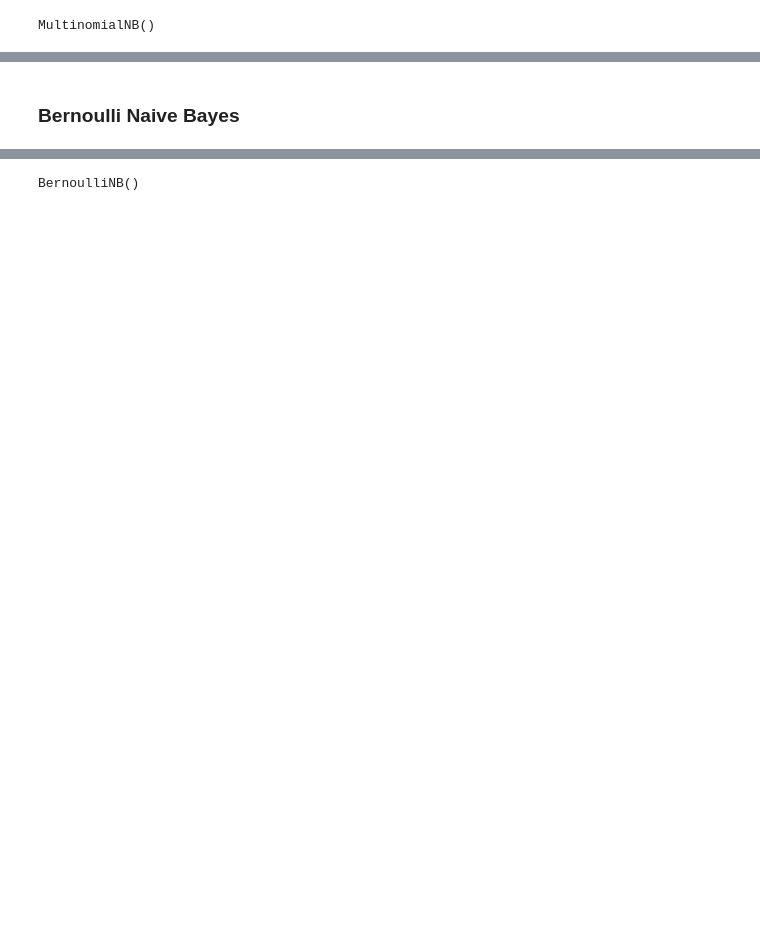
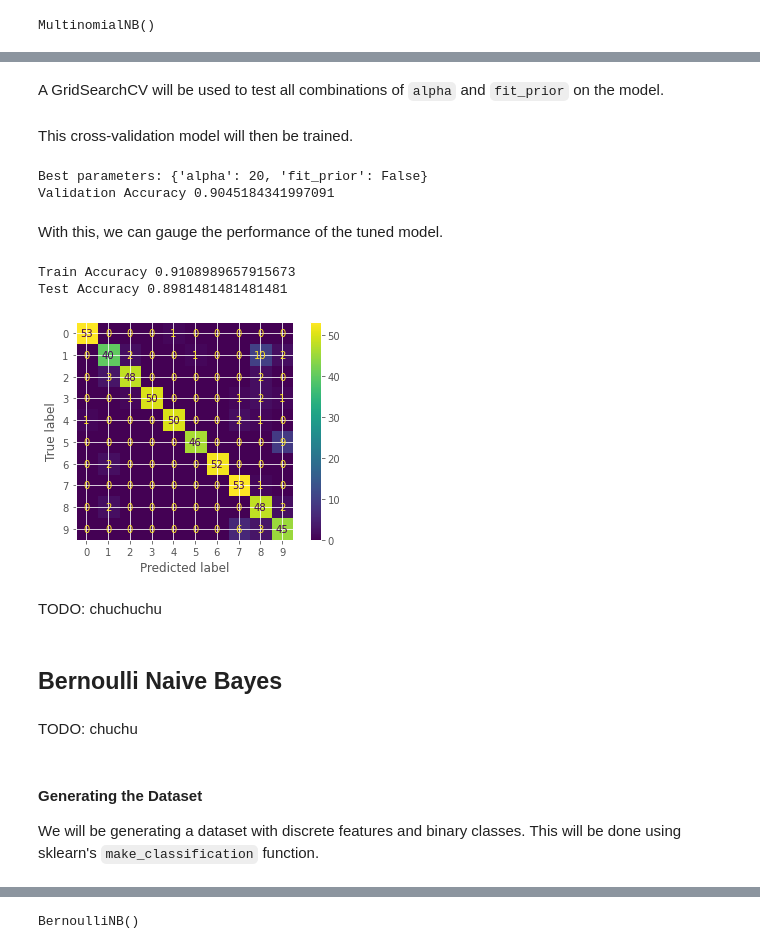
Before and after one commit to francheska-vicente/stintsy-naivebayes, a Jupyter notebook: lecture_notes.ipynb, the cells around one changed output, grey strips where cells are left out. Saved outputs shown, nothing was run; the diff lists cells and outputs as text; code cells hidden in the pictures; blank space fills up the shorter version.

```diff
--- a/lecture_notes.ipynb
+++ b/lecture_notes.ipynb
@@ -281,0 +252,7 @@ Test Accuracy 0.9333333333333333
+# %%
+hyperparameters = [{
+    'alpha' : [0.001, 0.01, 0.1, 1, 3, 5, 10, 15, 20, 50],
+    'fit_prior' : [False, True]
+}]
+# %% [markdown]
+A GridSearchCV will be used to test all combinations of `alpha` and `fit_prior` on the model.
@@ -282,2 +261,32 @@ Test Accuracy 0.9333333333333333
+# %% [markdown]
+This cross-validation model will then be trained.
+# %%
+mnb_tuned.fit(X_train_digits, y_train_digits)
+print('Best parameters:', mnb_tuned.best_params_)
+print('Validation Accuracy', mnb_tuned.best_score_)
+# %% [output]
+Best parameters: {'alpha': 20, 'fit_prior': False}
+Validation Accuracy 0.9045184341997091
+# %% [markdown]
+With this, we can gauge the performance of the tuned model.
+# %%
+train_predictions_digits = mnb_tuned.predict(X_train_digits)
+print('Train Accuracy', accuracy_score(y_train_digits, train_predictions_digits))
+test_predictions_digits = mnb_tuned.predict(X_test_digits)
+print('Test Accuracy', accuracy_score(y_test_digits, test_predictions_digits))
+cm = confusion_matrix(y_test_digits, test_predictions_digits, labels=mnb_tuned.classes_)
+ConfusionMatrixDisplay(confusion_matrix=cm, display_labels=mnb_tuned.classes_).plot()
+plt.show()
+# %% [output]
+Train Accuracy 0.9108989657915673
+Test Accuracy 0.8981481481481481
+[figure, added]
+# %% [markdown]
+TODO: chuchuchu
 # %% [markdown]
-### Bernoulli Naive Bayes
+## Bernoulli Naive Bayes
+# %% [markdown]
+TODO: chuchu
+# %% [markdown]
+#### Generating the Dataset
+We will be generating a dataset with discrete features and binary classes. This will be done using sklearn's `make_classification` function.
```
Also changed, not shown: parts of 118 cells of this notebook.
